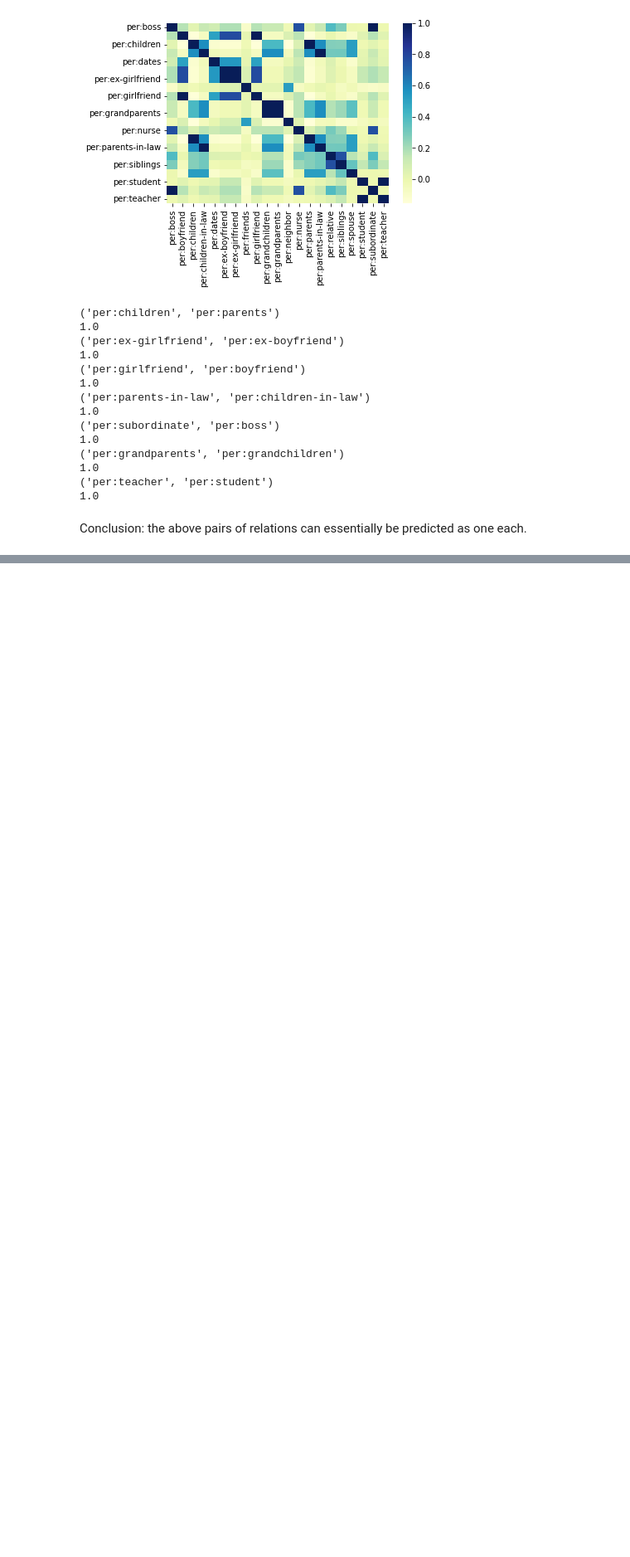
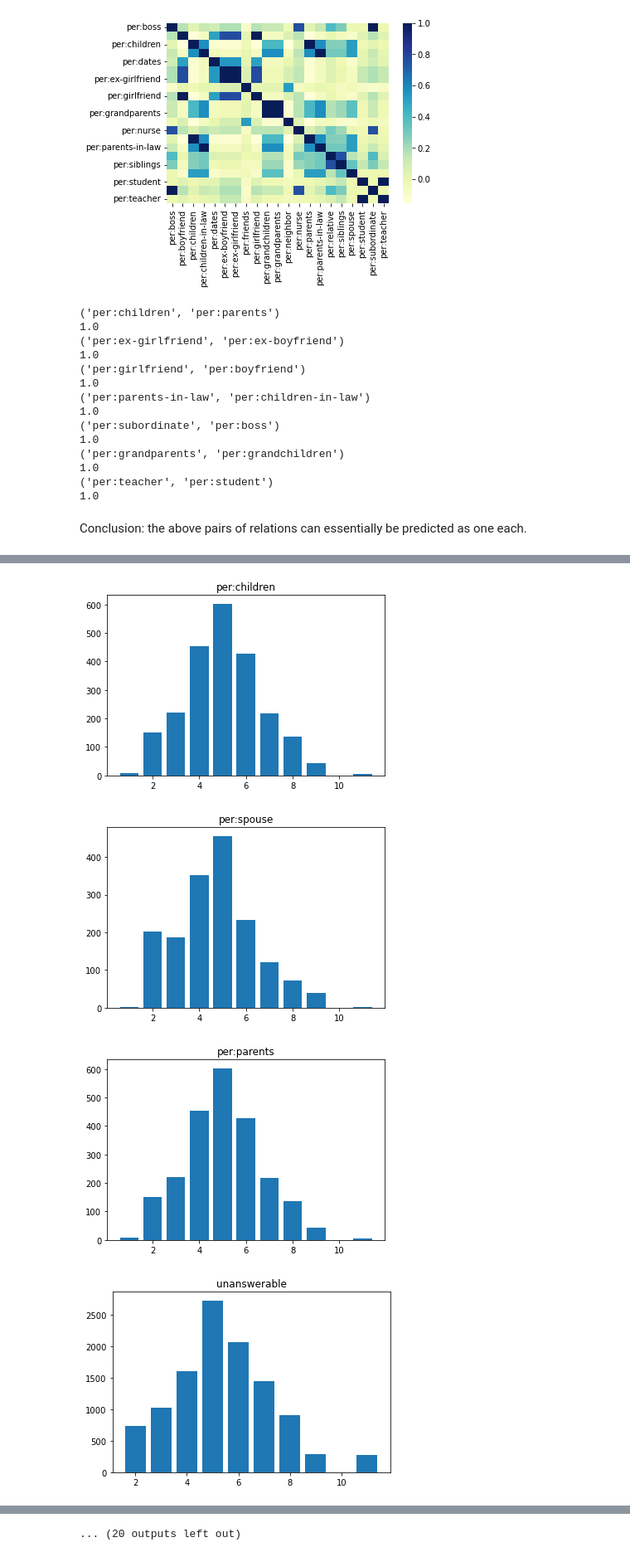
Before and after one commit to elyeb/dialog_formality, a Jupyter notebook: corpora_explore_highlights.ipynb, the cells around one changed output, grey strips where cells are left out. Shown: that part at 83% size. Cells and saved outputs as stored; diff of their text form; code cells hidden in the pictures; blank space fills up the shorter version.

```diff
--- a/corpora_explore_highlights.ipynb
+++ b/corpora_explore_highlights.ipynb
@@ -890,0 +893,38 @@ Conclusion: the above pairs of relations can essentially be predicted as one eac
+# %%
+def get_num_speakers(transcript:list)-> int:
+    """
+    return number of speakers in scene
+    """
+    ch_set = set()
+    for line in transcript:
+        ch_set.add(re.findall('S.*(?=:)',line)[0])
+
+    total = len(ch_set)
+    return total
+# %%
+dialog_size_d = dict()
+for rel in list(rel_to_rid.keys()):
+    dialog_size_d[rel] = []
+
+for i in range(0,len(train_df)):
+
+    d_size = get_num_speakers(train_df[i][0])
+
+    for item in train_df[i][1]:
+        for rel in item['r']:
+            dialog_size_d[rel].append(d_size)
+# %%
+#iterate for each pair of relations
+for pair in rel_to_rid.keys():
+
+    c = collections.Counter(dialog_size_d[pair])
+    c = sorted(c.items())
+
+    plt.bar([item[0] for item in c],[item[1] for item in c])
+    plt.title(pair)
+    plt.show()
+# %% [output]
+[figure, added]
+[figure, added]
+[figure, added]
+[figure, added]
@@ -890,0 +939 @@ Conclusion: the above pairs of relations can essentially be predicted as one eac
+... (20 outputs left out)
```
Also changed, not shown: parts of 3 cells of this notebook.
